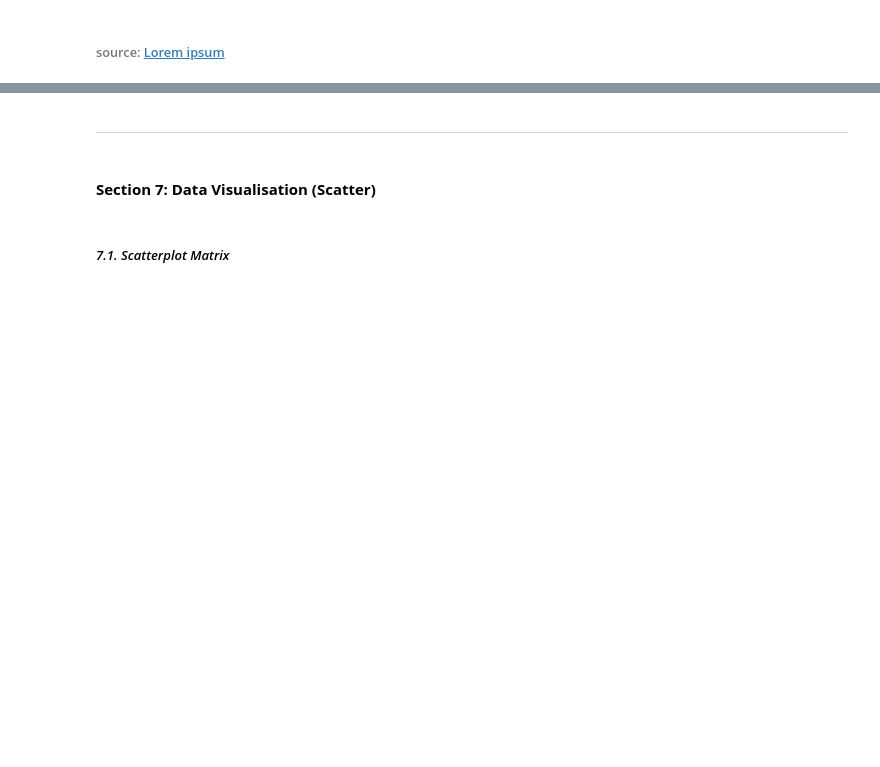
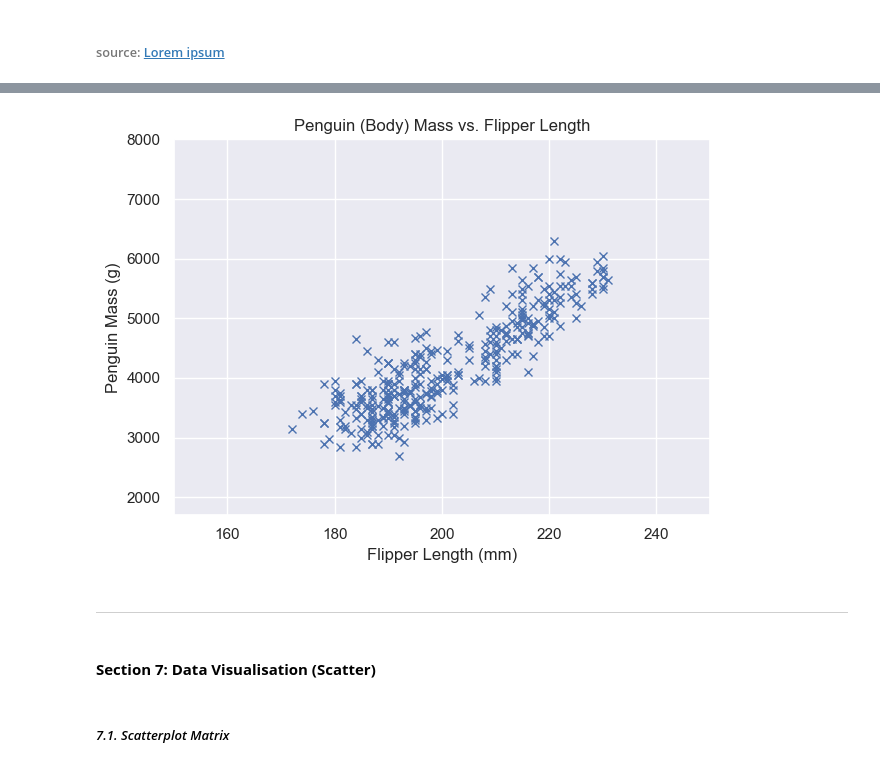
Before and after one commit to galto4/mywork, a Jupyter notebook: penguins.ipynb, the cells around one changed output, grey strips where cells are left out. Drawn from its saved outputs; the diff is of its cells as text; code cells hidden in the pictures; blank space fills up the shorter version.

```diff
--- a/penguins.ipynb
+++ b/penguins.ipynb
@@ -286,0 +410,10 @@ plt.show() # Display the plot
+# %%
+# Get the Penguin (Body) Mass
+
+pmass = df['body_mass_g']
+
+# Show the Data
+print(pmass)
+
+# Show the Data Type
+print(type(pmass))
@@ -287,3 +434,24 @@ plt.show() # Display the plot
+# %%
+# Simple Plot
+
+plt.plot(flen, pmass, 'x')
+
+# Add Axis labels
+plt.xlabel('Flipper Length (mm)')
+plt.ylabel('Penguin Mass (g)')
+
+# Title
+plt.title('Penguin (Body) Mass vs. Flipper Length')
+
+# Set X Limits
+plt.xlim(150, 250)
+
+# Set Y Limits
+plt.ylim(1700, 8000)
+
+plt.tight_layout() # Adjust the padding between and around subplots
+# %% [output]
+[figure, added]
 # %% [markdown]
 ***
 # %% [markdown]
```
Also changed, not shown: parts of 14 cells of this notebook.
